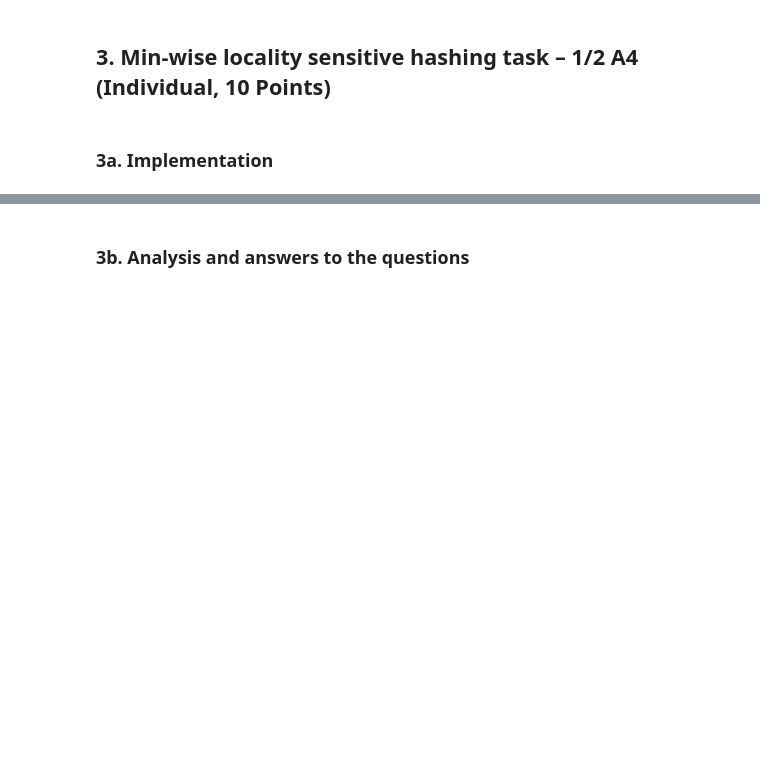
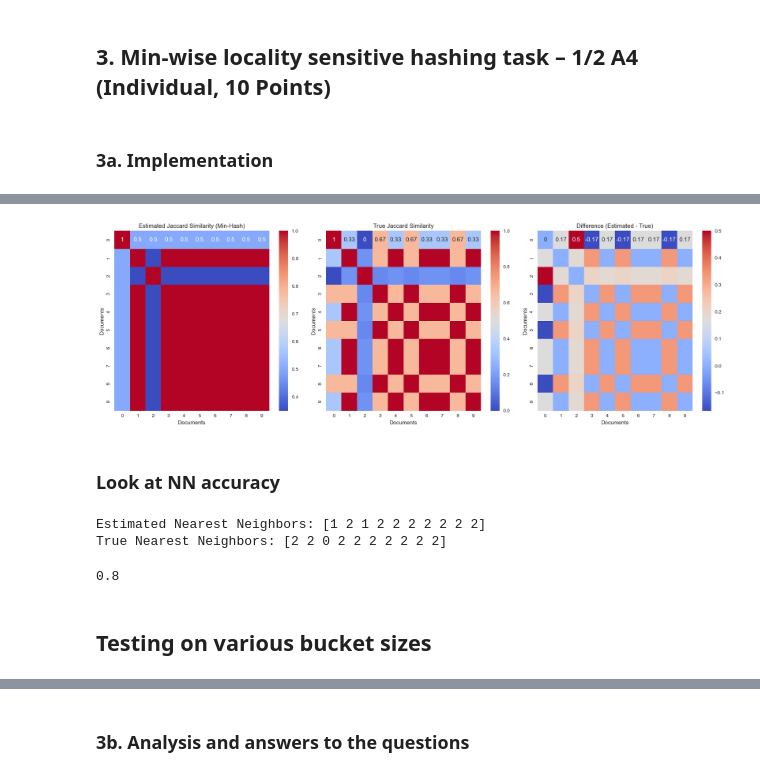
Before and after one commit to amar-mesic/cyber-data, a Jupyter notebook: lab-3/Lab3.ipynb, the cells around one changed output, grey strips where cells are left out. Drawn from its saved outputs; the diff is of its cells as text; code cells hidden in the pictures; blank space fills up the shorter version.

```diff
--- a/lab-3/Lab3.ipynb
+++ b/lab-3/Lab3.ipynb
@@ -565,0 +749,18 @@ Finally, regarding performance, we can look also at our heatmap, focusing on wid
+# %%
+# Function to calculate true Jaccard similarity
+def true_jaccard_similarity(original_matrix, doc_idx1, doc_idx2):
+    set1 = original_matrix.iloc[doc_idx1]
+    set2 = original_matrix.iloc[doc_idx2]
+    intersection = np.sum(np.logical_and(set1, set2))
+    union = np.sum(np.logical_or(set1, set2))
+    return intersection / union
+
+# Calculate pairwise true Jaccard similarity for sampled documents
+true_similarities = np.zeros((len(sampled_docs), len(sampled_docs)))
+
+for i in range(len(sampled_docs)):
+    for j in range(len(sampled_docs)):
+        true_similarities[i, j] = true_jaccard_similarity(gram_df, sampled_docs[i], sampled_docs[j])
+
+print("True Jaccard Similarity Matrix (Original):")
+true_similarities
@@ -565,0 +789,59 @@ Finally, regarding performance, we can look also at our heatmap, focusing on wid
+# %%
+# Difference Matrix
+difference_matrix = estimated_similarities - true_similarities
+
+# Plotting the heatmaps
+plt.figure(figsize=(18, 6))
+
+# Estimated Jaccard Similarity Heatmap
+plt.subplot(1, 3, 1)
+sns.heatmap(estimated_similarities, annot=True, cmap='coolwarm', cbar=True)
+plt.title('Estimated Jaccard Similarity (Min-Hash)')
+plt.xlabel('Documents')
+plt.ylabel('Documents')
+
+# True Jaccard Similarity Heatmap
+plt.subplot(1, 3, 2)
+sns.heatmap(true_similarities, annot=True, cmap='coolwarm', cbar=True)
+plt.title('True Jaccard Similarity')
+plt.xlabel('Documents')
+plt.ylabel('Documents')
+
+# Difference Heatmap
+plt.subplot(1, 3, 3)
+sns.heatmap(difference_matrix, annot=True, cmap='coolwarm', cbar=True)
+plt.title('Difference (Estimated - True)')
+plt.xlabel('Documents')
+plt.ylabel('Documents')
+
+# Show the plots
+plt.tight_layout()
+plt.show()
+# %% [output]
+[figure, added]
+# %% [markdown]
+### Look at NN accuracy
+# %%
+def find_nearest_neighbor(similarity_matrix):
+    nearest_neighbors = np.argmin(similarity_matrix, axis=1)
+    return nearest_neighbors
+
+# Find nearest neighbors based on estimated and true similarities
+estimated_nn = find_nearest_neighbor(estimated_similarities)
+true_nn = find_nearest_neighbor(true_similarities)
+
+print("Estimated Nearest Neighbors:", estimated_nn)
+print("True Nearest Neighbors:", true_nn)
+
+# Compute the accuracy of nearest neighbors
+matching_nn = np.sum(estimated_nn == true_nn)
+total_nn = len(estimated_nn)
+accuracy = matching_nn / total_nn
+
+accuracy
+# %% [output]
+Estimated Nearest Neighbors: [1 2 1 2 2 2 2 2 2 2]
+True Nearest Neighbors: [2 2 0 2 2 2 2 2 2 2]
+0.8
+# %% [markdown]
+## Testing on various bucket sizes
```
Also changed, not shown: parts of 30 cells of this notebook, 1 other file.
